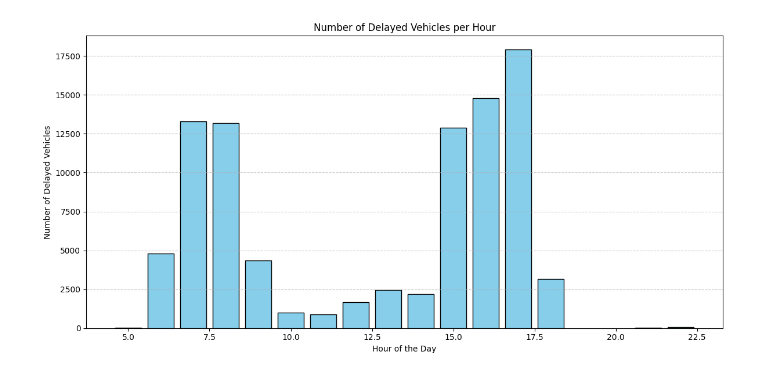
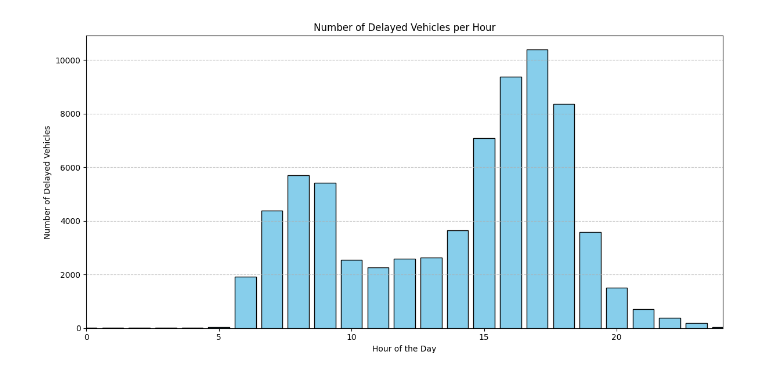
Before and after one commit to keanuLAP/2WB50_assignment_3, a Jupyter notebook: Assignment_3.3.ipynb, the cells around one changed output. Cells and saved outputs as stored; diff of their text form; code cells hidden in the pictures.

```diff
--- a/Assignment_3.3.ipynb
+++ b/Assignment_3.3.ipynb
@@ -118,7 +120,7 @@ def simulate_traffic_fes(G, arrival_rates, vehicle_types, city_A, city_B,inciden
 
     inc_count_times = defaultdict(int) # inspiration from chatgpt
     delayed_veh = defaultdict(float)
-    delayed_veh_counter = defaultdict(int)
+
     for _ in range(num_runs):
         active_inc_count = 0
 
@@ -186,7 +188,7 @@ def simulate_traffic_fes(G, arrival_rates, vehicle_types, city_A, city_B,inciden
 
 
                     time = event.timestamp
-                    hour = int(np.floor(time/60))
+
 
                     if event.event_type == 'arrival':
                         vehicle = event.vehicle
@@ -195,10 +197,11 @@ def simulate_traffic_fes(G, arrival_rates, vehicle_types, city_A, city_B,inciden
                         if G[u][w].get('incident_active', False):
                             vehicle.arr_incident = time
                             G[u][w]['queue'].append(vehicle)
+                            #updates the amount of time k vehicles delayed
                             veh_delay_count +=1
                             delayed_veh[veh_delay_count] += time -start_time_que
                             start_time_que = time
-                            delayed_veh_counter[hour]+= 1
+
                         else:
 
                             vehicle.update_position(time,fes, veh_on_link,G)
@@ -211,6 +214,8 @@ def simulate_traffic_fes(G, arrival_rates, vehicle_types, city_A, city_B,inciden
                         if vehicle.path[vehicle.link_idx] == vehicle.destination:
 
                             fes.add(Event(current_time, 'departure',vehicle))
+
+
                             incident_counter.append(vehicle.incident_count)
                             travelled_time = vehicle.estimated_travel_time + vehicle.delayed_time
 
@@ -227,20 +232,27 @@ def simulate_traffic_fes(G, arrival_rates, vehicle_types, city_A, city_B,inciden
                             continue
 
                         u,w = vehicle.current_link
+
+                        # check whether the vehicle has modern navigation
+
+
                         if G[u][w].get('incident_active', False) and vehicle.reroutes:
                             u = vehicle.current_link[0]
                             e = vehicle.destination
                             original_length = G[u][w]['length']
-                            G[u][w]['length'] = float('inf')
+                            G[u][w]['length'] = float('inf') # stop the new shortest path from including link wit hincident
                             path = nx.shortest_path(G, source=u, target=e, weight='length')
-                            vehicle.path = path
+                            vehicle.path = path # create new path
 
-                            G[u][w]['length'] = original_length
+                            G[u][w]['length'] = original_length # return normal length to the link
                             vehicle.link_idx = 0
-                            w = vehicle.path[vehicle.link_idx +1]
+                            vehicle.update_position(time,fes, veh_on_link,G)
+                            continue
+
+                         # check whether vehicle is already in the queue
+                        if G[u][w].get('incident_active', False) and vehicle in G[u][w]['queue']:
 
 
-                        if G[u][w].get('incident_active', False) and vehicle in G[u][w]['queue']:
                             continue
                         elif G[u][w]['incident_active']== True:
                             vehicle.arr_incident = time
@@ -251,7 +263,7 @@ def simulate_traffic_fes(G, arrival_rates, vehicle_types, city_A, city_B,inciden
                             veh_delay_count +=1
                             start_time_que = time
 
-                            delayed_veh_counter[hour]+= 1
+
                         else:
 
                             vehicle.update_position(time,fes, veh_on_link,G)
@@ -280,7 +292,7 @@ def simulate_traffic_fes(G, arrival_rates, vehicle_types, city_A, city_B,inciden
 
                         for veh in veh_on_link[(u,w)]:
 
-                            if veh.link_entry_time<= time <= (veh.link_entry_time + 0.75*link_length/veh.v_max):
+                            if veh.link_entry_time<= time <= (veh.link_entry_time + 0.5*link_length/veh.v_max):
                                 veh.arr_incident = time
                                 affected_vehicle.append(veh)
 
@@ -289,7 +301,7 @@ def simulate_traffic_fes(G, arrival_rates, vehicle_types, city_A, city_B,inciden
                         delayed_veh[veh_delay_count] += time -start_time_que
                         start_time_que = time
 
-                        delayed_veh_counter[hour]+= len(affected_vehicle)
+
 
 
 
@@ -312,13 +324,17 @@ def simulate_traffic_fes(G, arrival_rates, vehicle_types, city_A, city_B,inciden
                         while queue:
                             vehicle = queue.popleft()
 
-                            discharge_time += 1/discharge_rate
+                            discharge_time += 0.5/discharge_rate
+                            hour = int(np.floor(discharge_time/60))
+                            delayed_veh_counter[hour]+= 1
+
                             veh_delay_count -=1
                             delayed_veh[veh_delay_count] += discharge_time -start_time_que
                             start_time_que = discharge_time
                             vehicle.curr_delayed_time = discharge_time - vehicle.arr_incident
                             vehicle.delayed_time += vehicle.curr_delayed_time
-
+                            vehicle.link_idx -= vehicle.link_idx
+                            vehicle.update_position(vehicle.link_entry_time + vehicle.curr_delayed_time, fes, veh_on_link,G )
                             vehicle.incident_count += 1
 
                             if vehicle in veh_on_link[(u, w)]:
@@ -326,7 +342,7 @@ def simulate_traffic_fes(G, arrival_rates, vehicle_types, city_A, city_B,inciden
 
 
 
-
+        veh_delay_count = 0
         all_tot_num_veh.append(tot_num_veh)
         all_travel_times.append(traveling_time)
         all_truck_travel_times.append(truck_travel_times)
@@ -372,7 +388,7 @@ incident_durations = {
     , 21: 12.8, 22: 12.8, 23: 12.8
 }
 
-tot_num_veh, tot_route_length, all_travel_times, all_truck_travel_times, all_car_travel_times, all_AB_travel_times, all_delay_times, all_incident_counter,time_per_k_inc, time_per_k_delayed_veh , veh_delayed_per_h = simulate_traffic_fes(assignmentGraph,arrival_rates, vehicle_types, city_A=city_A,city_B=city_B,incident_rates = incident_rates,incident_durations= incident_durations, fract_nav = 0.2,num_runs=3)
+tot_num_veh, tot_route_length, all_travel_times, all_truck_travel_times, all_car_travel_times, all_AB_travel_times, all_delay_times, all_incident_counter,time_per_k_inc, time_per_k_delayed_veh , veh_delayed_per_h = simulate_traffic_fes(assignmentGraph,arrival_rates, vehicle_types, city_A=city_A,city_B=city_B,incident_rates = incident_rates,incident_durations= incident_durations, fract_nav = 0.5,num_runs=50)
 # %%
 mean_total_vehicles, std_total_vehicles, ci_total_vehicles = calculate_statistics(tot_num_veh)
 mean_route_length, std_route_length, ci_route_length = calculate_statistics([item for sublist in tot_route_length for item in sublist])
@@ -445,17 +465,18 @@ hour_means
 # %%
 hours = hour_means.keys()
 values = [hour_means[h] for h in hours]
 plt.figure(figsize=(12, 6))
 plt.bar(hours, values, color='skyblue', edgecolor='black')
 plt.title('Number of Delayed Vehicles per Hour')
 plt.xlabel('Hour of the Day')
 plt.ylabel('Number of Delayed Vehicles')
+plt.xlim(0, 24)
 
 plt.grid(axis='y', linestyle='--', alpha=0.7)
 plt.tight_layout()
 plt.show()
 # %% [output]
-[figure, old version]
+[figure, new version]
 # %%
 top_time_k_incidents = dict(sorted(time_per_k_inc.items(),key=lambda item: item[1],reverse = True)[:7])
 top_time_k_incidents
```
Also changed, not shown: parts of 7 cells of this notebook.
